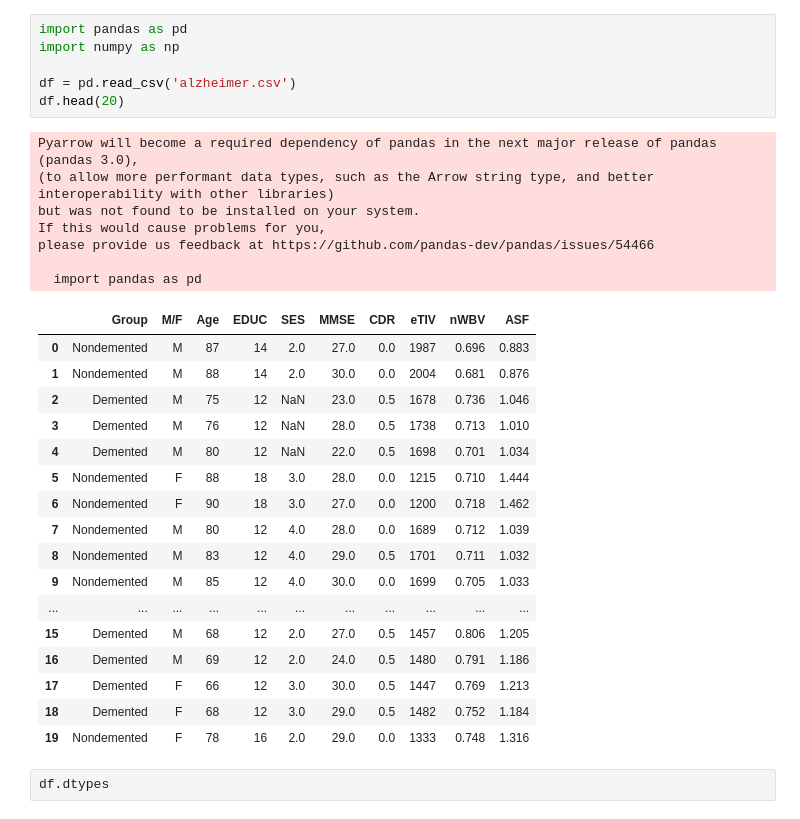
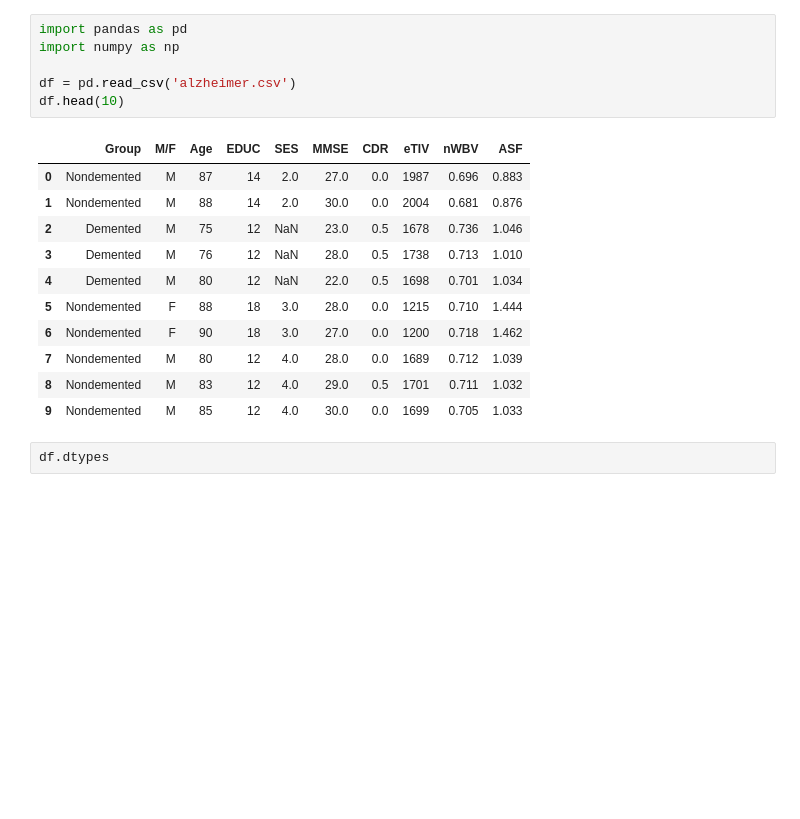
Before and after one commit to wrnaftzger/Alzheimers_Prediction_Model, a Jupyter notebook: Data Cleaning.ipynb, the cells around one changed output. Saved outputs shown, nothing was run; the diff lists cells and outputs as text; blank space fills up the shorter version.

```diff
--- a/Data Cleaning.ipynb
+++ b/Data Cleaning.ipynb
@@ -1,34 +1,21 @@
 # %%
 import pandas as pd
 import numpy as np
 
 df = pd.read_csv('alzheimer.csv')
-df.head(20)
+df.head(10)
 # %% [output]
-Pyarrow will become a required dependency of pandas in the next major release of pandas (pandas 3.0),
-(to allow more performant data types, such as the Arrow string type, and better interoperability with other libraries)
-but was not found to be installed on your system.
-If this would cause problems for you,
-please provide us feedback at https://github.com/pandas-dev/pandas/issues/54466
-
-  import pandas as pd
 |  | Group | M/F | Age | EDUC | SES | MMSE | CDR | eTIV | nWBV | ASF |
 | 0 | Nondemented | M | 87 | 14 | 2.0 | 27.0 | 0.0 | 1987 | 0.696 | 0.883 |
 | 1 | Nondemented | M | 88 | 14 | 2.0 | 30.0 | 0.0 | 2004 | 0.681 | 0.876 |
 | 2 | Demented | M | 75 | 12 | NaN | 23.0 | 0.5 | 1678 | 0.736 | 1.046 |
 | 3 | Demented | M | 76 | 12 | NaN | 28.0 | 0.5 | 1738 | 0.713 | 1.010 |
 | 4 | Demented | M | 80 | 12 | NaN | 22.0 | 0.5 | 1698 | 0.701 | 1.034 |
 | 5 | Nondemented | F | 88 | 18 | 3.0 | 28.0 | 0.0 | 1215 | 0.710 | 1.444 |
 | 6 | Nondemented | F | 90 | 18 | 3.0 | 27.0 | 0.0 | 1200 | 0.718 | 1.462 |
 | 7 | Nondemented | M | 80 | 12 | 4.0 | 28.0 | 0.0 | 1689 | 0.712 | 1.039 |
 | 8 | Nondemented | M | 83 | 12 | 4.0 | 29.0 | 0.5 | 1701 | 0.711 | 1.032 |
 | 9 | Nondemented | M | 85 | 12 | 4.0 | 30.0 | 0.0 | 1699 | 0.705 | 1.033 |
-| ... | ... | ... | ... | ... | ... | ... | ... | ... | ... | ... |
-| 15 | Demented | M | 68 | 12 | 2.0 | 27.0 | 0.5 | 1457 | 0.806 | 1.205 |
-| 16 | Demented | M | 69 | 12 | 2.0 | 24.0 | 0.5 | 1480 | 0.791 | 1.186 |
-| 17 | Demented | F | 66 | 12 | 3.0 | 30.0 | 0.5 | 1447 | 0.769 | 1.213 |
-| 18 | Demented | F | 68 | 12 | 3.0 | 29.0 | 0.5 | 1482 | 0.752 | 1.184 |
-| 19 | Nondemented | F | 78 | 16 | 2.0 | 29.0 | 0.0 | 1333 | 0.748 | 1.316 |
 # %%
 df.dtypes
 # %% [output]
```
Also changed, not shown: 2 other files.
